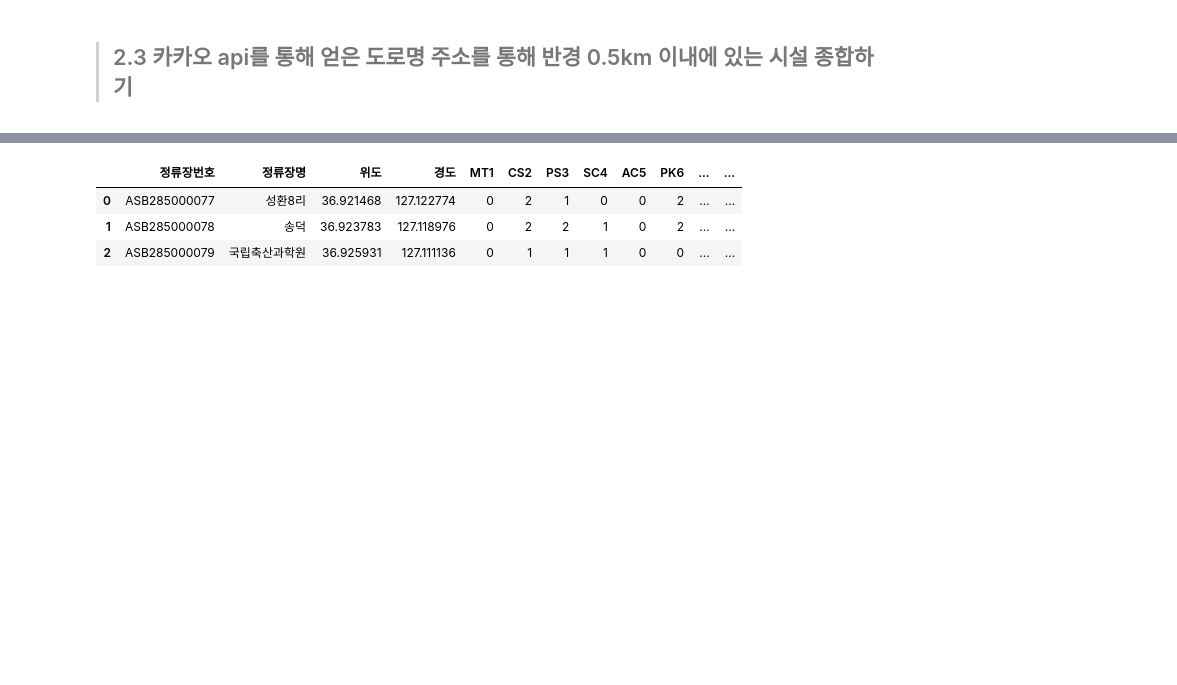
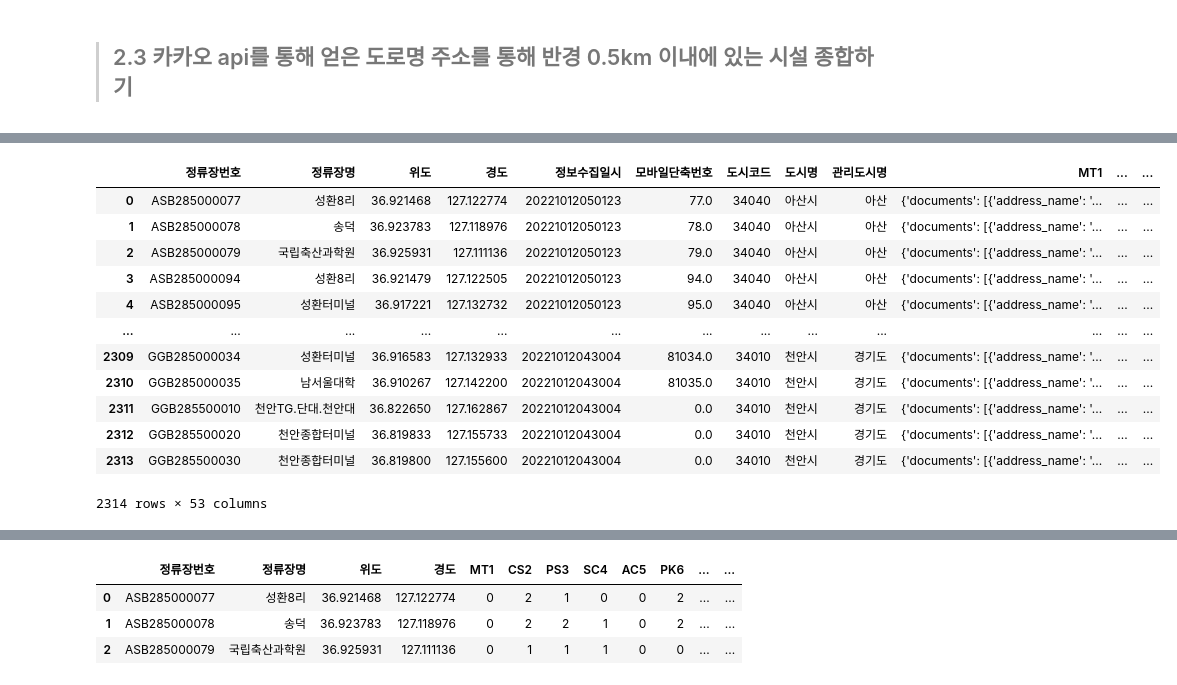
Before and after one commit to LGHelloVisionProj/Data_Visualization, a Jupyter notebook: 천안시_CodeDir/정리2.ipynb, the cells around one changed output, grey strips where cells are left out. Drawn from its saved outputs; the diff is of its cells as text; code cells hidden in the pictures; blank space fills up the shorter version.

```diff
--- a/천안시_CodeDir/정리2.ipynb
+++ b/천안시_CodeDir/정리2.ipynb
@@ -99,0 +109,3 @@ filtered_addressCopy.to_pickle('/Users/iseunghyeon/Desktop/프로젝
+# %%
+bus_station_Main = pd.read_pickle('./Bus_Main.pickle')
+bus_station_Main.head(3)
@@ -99,0 +118,20 @@ filtered_addressCopy.to_pickle('/Users/iseunghyeon/Desktop/프로젝
+# %%
+bus_station_cp = bus_station_Main.copy()
+CateGroupCode = ['MT1','CS2','PS3','SC4','AC5','PK6','OL7','SW8','BK9','CT1','AG2','PO3','AT4','AD5','FD6','CE7','HP8','PM9']
+code_df = pd.DataFrame(columns=CateGroupCode)
+bus_code_df = pd.concat([bus_station_Main,code_df],axis=1)
+bus_code_df
+# %% [output]
+|  | 정류장번호 | 정류장명 | 위도 | 경도 | 정보수집일시 | 모바일단축번호 | 도시코드 | 도시명 | 관리도시명 | MT1 | ... | ... |
+| 0 | ASB285000077 | 성환8리 | 36.921468 | 127.122774 | 20221012050123 | 77.0 | 34040 | 아산시 | 아산 | {'documents': [{'address_name': '... | ... | ... |
+| 1 | ASB285000078 | 송덕 | 36.923783 | 127.118976 | 20221012050123 | 78.0 | 34040 | 아산시 | 아산 | {'documents': [{'address_name': '... | ... | ... |
+| 2 | ASB285000079 | 국립축산과학원 | 36.925931 | 127.111136 | 20221012050123 | 79.0 | 34040 | 아산시 | 아산 | {'documents': [{'address_name': '... | ... | ... |
+| 3 | ASB285000094 | 성환8리 | 36.921479 | 127.122505 | 20221012050123 | 94.0 | 34040 | 아산시 | 아산 | {'documents': [{'address_name': '... | ... | ... |
+| 4 | ASB285000095 | 성환터미널 | 36.917221 | 127.132732 | 20221012050123 | 95.0 | 34040 | 아산시 | 아산 | {'documents': [{'address_name': '... | ... | ... |
+| ... | ... | ... | ... | ... | ... | ... | ... | ... | ... | ... | ... | ... |
+| 2309 | GGB285000034 | 성환터미널 | 36.916583 | 127.132933 | 20221012043004 | 81034.0 | 34010 | 천안시 | 경기도 | {'documents': [{'address_name': '... | ... | ... |
+| 2310 | GGB285000035 | 남서울대학 | 36.910267 | 127.142200 | 20221012043004 | 81035.0 | 34010 | 천안시 | 경기도 | {'documents': [{'address_name': '... | ... | ... |
+| 2311 | GGB285500010 | 천안TG.단대.천안대 | 36.822650 | 127.162867 | 20221012043004 | 0.0 | 34010 | 천안시 | 경기도 | {'documents': [{'address_name': '... | ... | ... |
+| 2312 | GGB285500020 | 천안종합터미널 | 36.819833 | 127.155733 | 20221012043004 | 0.0 | 34010 | 천안시 | 경기도 | {'documents': [{'address_name': '... | ... | ... |
+| 2313 | GGB285500030 | 천안종합터미널 | 36.819800 | 127.155600 | 20221012043004 | 0.0 | 34010 | 천안시 | 경기도 | {'documents': [{'address_name': '... | ... | ... |
+2314 rows × 53 columns
```
Also changed, not shown: parts of 48 cells of this notebook, 1 other file.
